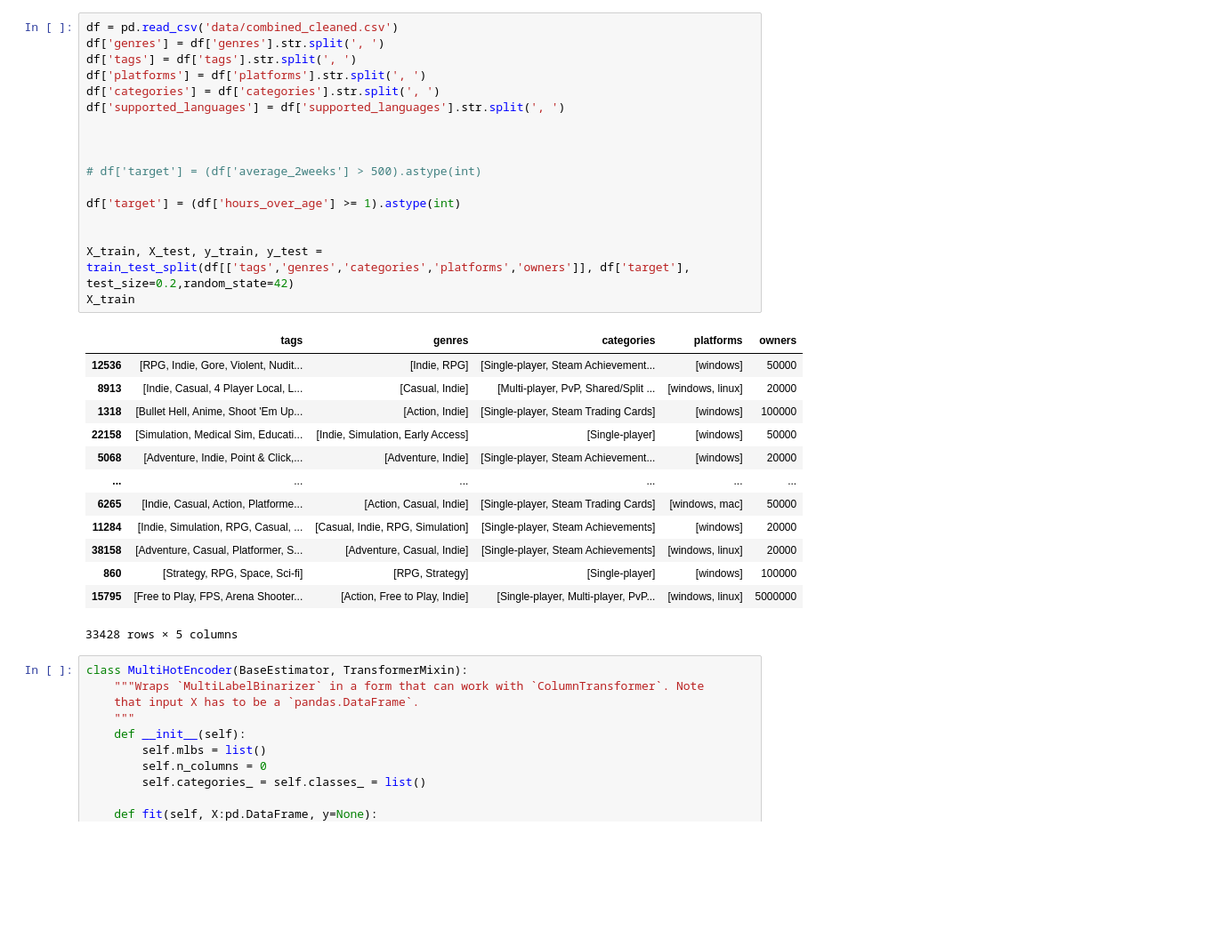
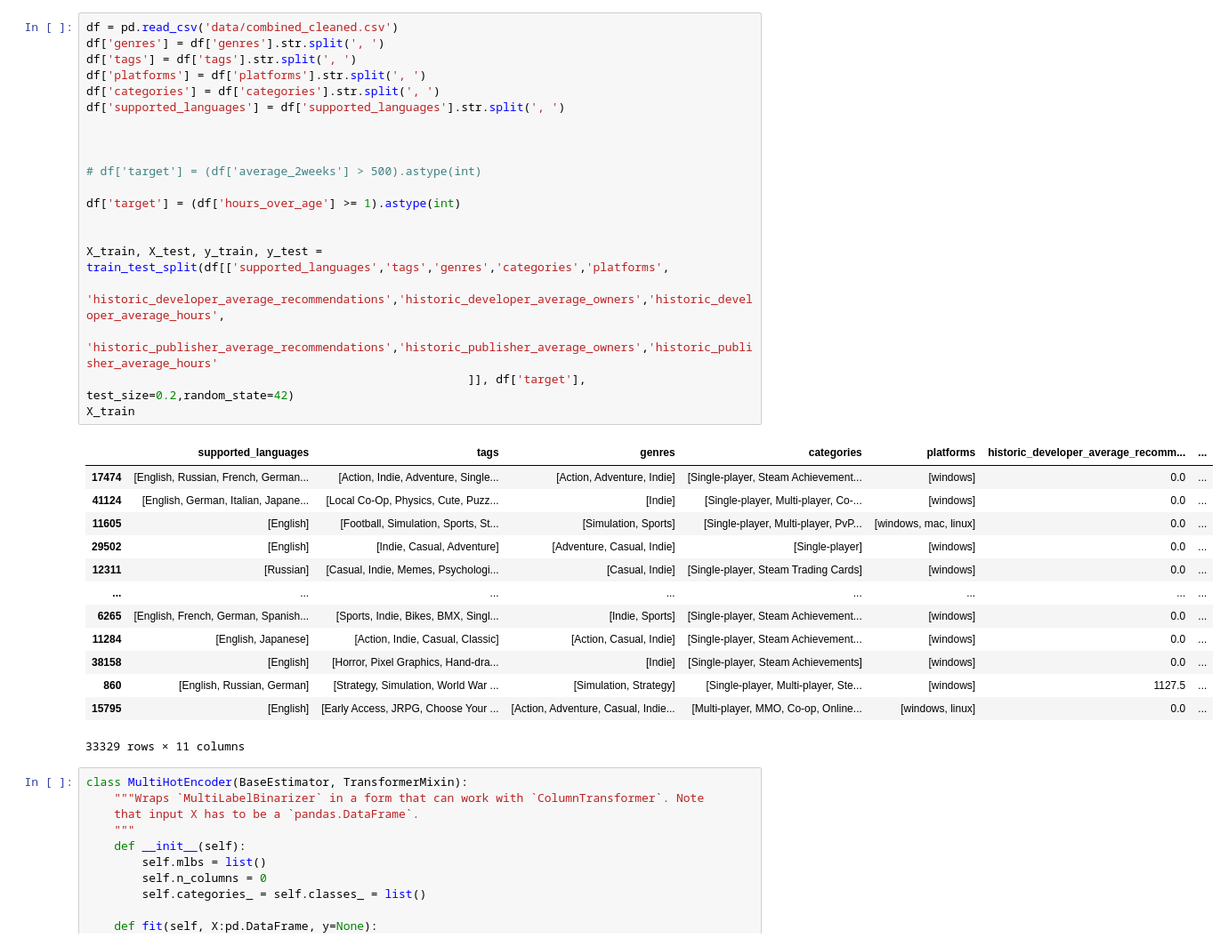
Before and after one commit to matteofortier/CLS_PROJECT, a Jupyter notebook: 5_classification_modelling.ipynb, the cells around one changed output. Shown: that part at 89% size. Cells and saved outputs as stored; diff of their text form; blank space fills up the shorter version.

```diff
--- a/5_classification_modelling.ipynb
+++ b/5_classification_modelling.ipynb
@@ -23,34 +26,37 @@ from sklearn.metrics import f1_score, recall_score, precision_score, fbeta_score
 # %%
 df = pd.read_csv('data/combined_cleaned.csv')
 df['genres'] = df['genres'].str.split(', ')
 df['tags'] = df['tags'].str.split(', ')
 df['platforms'] = df['platforms'].str.split(', ')
 df['categories'] = df['categories'].str.split(', ')
 df['supported_languages'] = df['supported_languages'].str.split(', ')
 
 
 
 # df['target'] = (df['average_2weeks'] > 500).astype(int)
 
 df['target'] = (df['hours_over_age'] >= 1).astype(int)
 
 
-X_train, X_test, y_train, y_test = train_test_split(df[['tags','genres','categories','platforms','owners']], df['target'], test_size=0.2,random_state=42)
+X_train, X_test, y_train, y_test = train_test_split(df[['supported_languages','tags','genres','categories','platforms',
+                                                        'historic_developer_average_recommendations','historic_developer_average_owners','historic_developer_average_hours',
+                                                        'historic_publisher_average_recommendations','historic_publisher_average_owners','historic_publisher_average_hours'
+                                                       ]], df['target'], test_size=0.2,random_state=42)
 X_train
 # %% [output]
-|  | tags | genres | categories | platforms | owners |
-| 12536 | [RPG, Indie, Gore, Violent, Nudit... | [Indie, RPG] | [Single-player, Steam Achievement... | [windows] | 50000 |
-| 8913 | [Indie, Casual, 4 Player Local, L... | [Casual, Indie] | [Multi-player, PvP, Shared/Split ... | [windows, linux] | 20000 |
-| 1318 | [Bullet Hell, Anime, Shoot 'Em Up... | [Action, Indie] | [Single-player, Steam Trading Cards] | [windows] | 100000 |
-| 22158 | [Simulation, Medical Sim, Educati... | [Indie, Simulation, Early Access] | [Single-player] | [windows] | 50000 |
-| 5068 | [Adventure, Indie, Point & Click,... | [Adventure, Indie] | [Single-player, Steam Achievement... | [windows] | 20000 |
-| ... | ... | ... | ... | ... | ... |
-| 6265 | [Indie, Casual, Action, Platforme... | [Action, Casual, Indie] | [Single-player, Steam Trading Cards] | [windows, mac] | 50000 |
-| 11284 | [Indie, Simulation, RPG, Casual, ... | [Casual, Indie, RPG, Simulation] | [Single-player, Steam Achievements] | [windows] | 20000 |
-| 38158 | [Adventure, Casual, Platformer, S... | [Adventure, Casual, Indie] | [Single-player, Steam Achievements] | [windows, linux] | 20000 |
-| 860 | [Strategy, RPG, Space, Sci-fi] | [RPG, Strategy] | [Single-player] | [windows] | 100000 |
-| 15795 | [Free to Play, FPS, Arena Shooter... | [Action, Free to Play, Indie] | [Single-player, Multi-player, PvP... | [windows, linux] | 5000000 |
+|  | supported_languages | tags | genres | categories | platforms | historic_developer_average_recomm... | ... |
+| 17474 | [English, Russian, French, German... | [Action, Indie, Adventure, Single... | [Action, Adventure, Indie] | [Single-player, Steam Achievement... | [windows] | 0.0 | ... |
+| 41124 | [English, German, Italian, Japane... | [Local Co-Op, Physics, Cute, Puzz... | [Indie] | [Single-player, Multi-player, Co-... | [windows] | 0.0 | ... |
+| 11605 | [English] | [Football, Simulation, Sports, St... | [Simulation, Sports] | [Single-player, Multi-player, PvP... | [windows, mac, linux] | 0.0 | ... |
+| 29502 | [English] | [Indie, Casual, Adventure] | [Adventure, Casual, Indie] | [Single-player] | [windows] | 0.0 | ... |
+| 12311 | [Russian] | [Casual, Indie, Memes, Psychologi... | [Casual, Indie] | [Single-player, Steam Trading Cards] | [windows] | 0.0 | ... |
+| ... | ... | ... | ... | ... | ... | ... | ... |
+| 6265 | [English, French, German, Spanish... | [Sports, Indie, Bikes, BMX, Singl... | [Indie, Sports] | [Single-player, Steam Achievement... | [windows] | 0.0 | ... |
+| 11284 | [English, Japanese] | [Action, Indie, Casual, Classic] | [Action, Casual, Indie] | [Single-player, Steam Achievement... | [windows] | 0.0 | ... |
+| 38158 | [English] | [Horror, Pixel Graphics, Hand-dra... | [Indie] | [Single-player, Steam Achievements] | [windows] | 0.0 | ... |
+| 860 | [English, Russian, German] | [Strategy, Simulation, World War ... | [Simulation, Strategy] | [Single-player, Multi-player, Ste... | [windows] | 1127.5 | ... |
+| 15795 | [English] | [Early Access, JRPG, Choose Your ... | [Action, Adventure, Casual, Indie... | [Multi-player, MMO, Co-op, Online... | [windows, linux] | 0.0 | ... |
-33428 rows × 5 columns
+33329 rows × 11 columns
 # %%
 class MultiHotEncoder(BaseEstimator, TransformerMixin):
     """Wraps `MultiLabelBinarizer` in a form that can work with `ColumnTransformer`. Note
```
Also changed, not shown: parts of 7 cells of this notebook, 16 other files.
